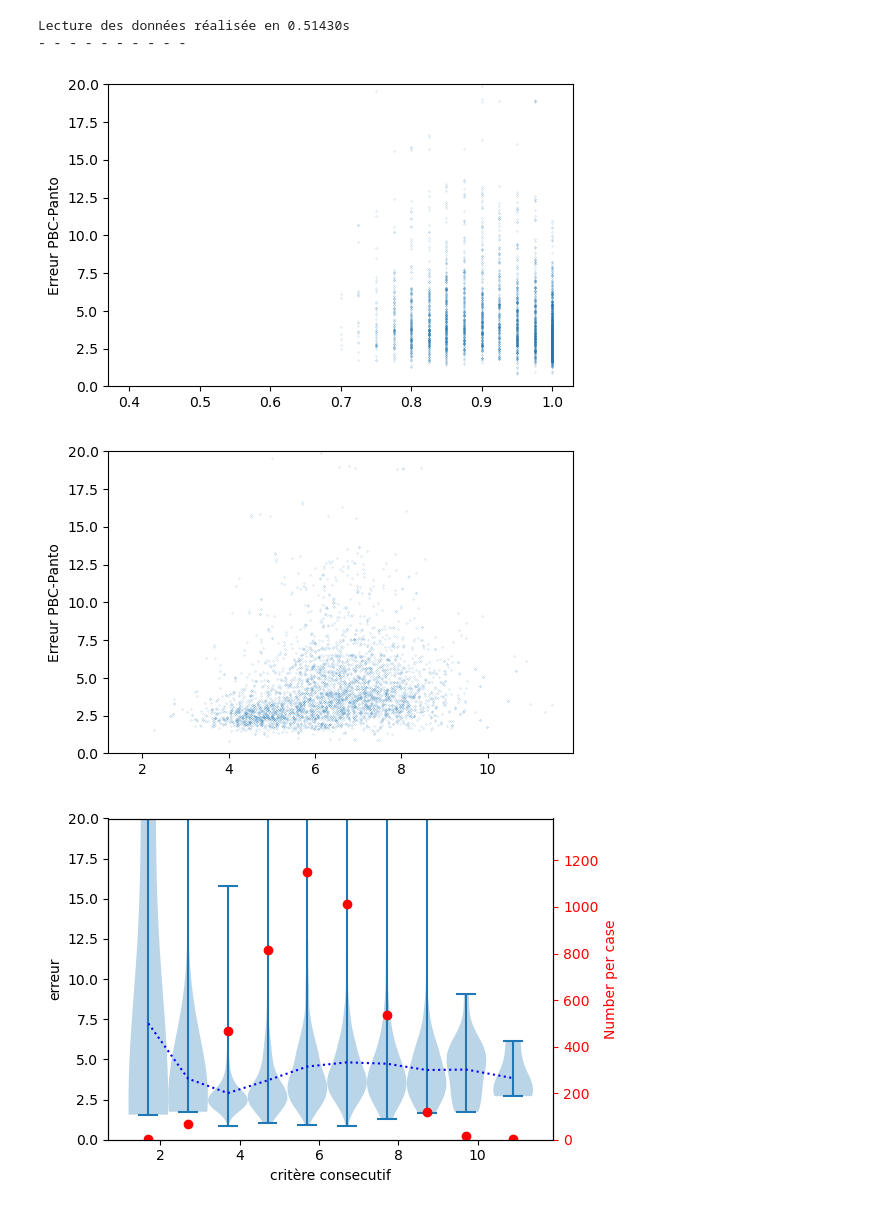
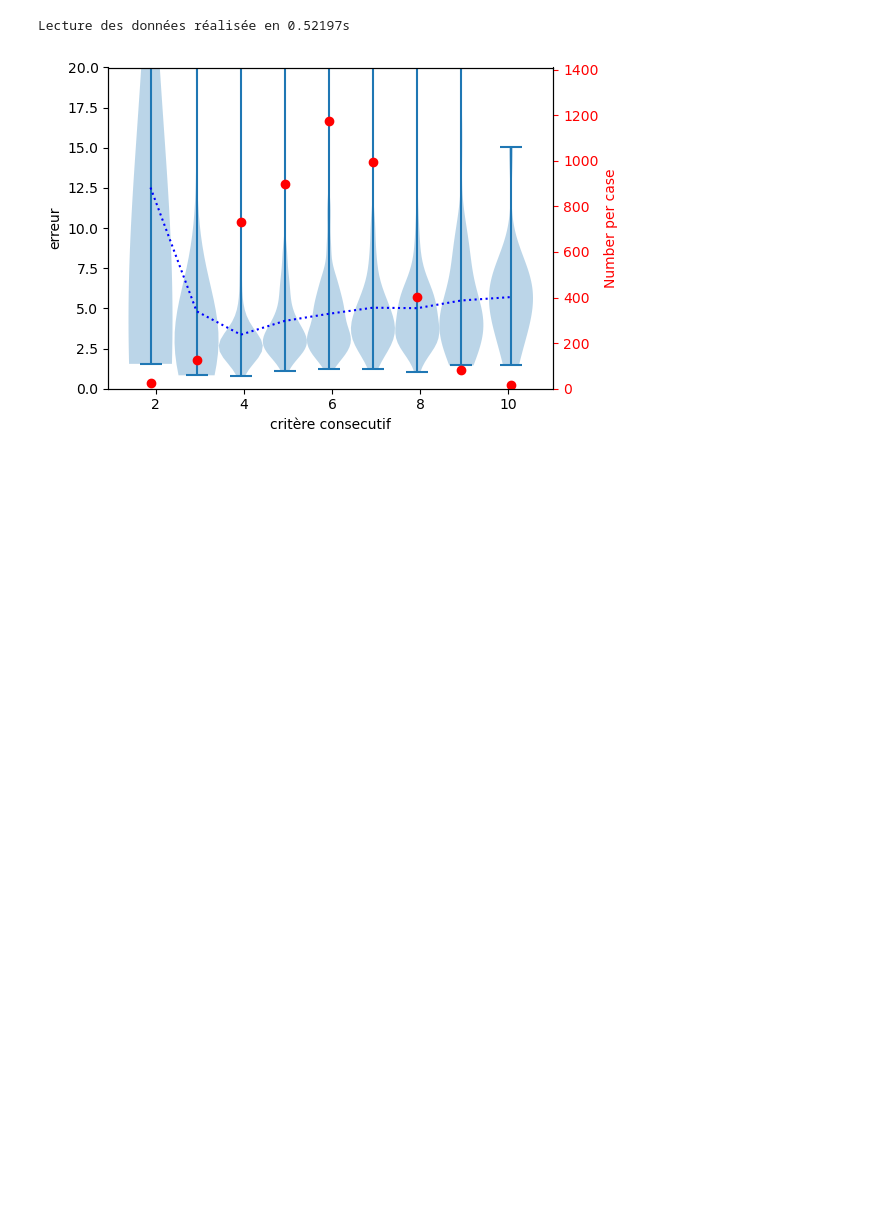
Before and after one commit to h06e/abakubc, a Jupyter notebook: utilities/nida_supports.ipynb, the cells around one changed output. Drawn from its saved outputs; the diff is of its cells as text; code cells hidden in the pictures; blank space fills up the shorter version.

```diff
--- a/utilities/nida_supports.ipynb
+++ b/utilities/nida_supports.ipynb
@@ -90,44 +90,41 @@ for test_id, test in data.items():
         for _ in range(84):
             next(f)
         supports_list = []
         for l in range(40):
             line = f.readline().split(' ')
             s=0
             l=[]
             counter_i=1
             for it in line:
                 try:
                     s+=1/max([float(it)**3,1])
                     l.append(float(it))
                     counter_i+=1
                 except:
                     pass
 
             try:
                 supports_list.append(min(l))
             except:
                 pass
     supports_data[counter, 0] = len(supports_list)/40  # Nb moyen de lien
     supports_data[counter, 1] = sum(supports_list)/(40) #incidence moyenne
     supports_data[counter, 2] = test.get_error((0,3))
     counter += 1
 
-print('- '*10)
-plt.scatter(supports_data[:,0],supports_data[:,2],s=0.01)
-plt.ylabel('Erreur PBC-Panto')
-plt.ylim((0,20))
+# print('- '*10)
+# plt.scatter(supports_data[:,0],supports_data[:,2],s=0.01)
+# plt.ylabel('Erreur PBC-Panto')
+# plt.ylim((0,20))
 
-plt.figure()
-plt.scatter(supports_data[:,1],supports_data[:,2],s=0.01)
+# plt.figure()
+# plt.scatter(supports_data[:,1],supports_data[:,2],s=0.01)
 
-plt.ylabel('Erreur PBC-Panto')
-plt.ylim((0,20))
-# plt.xlim((0,0.1))
+# plt.ylabel('Erreur PBC-Panto')
+# plt.ylim((0,20))
+# # plt.xlim((0,0.1))
 
 plot_box2(supports_data[:,1],supports_data[:,2], step=1.0, ylabel=f'critère consecutif', width=1.0,ylim=(0.0,20))
 # %% [output]
-Lecture des données réalisée en 0.51430s
-- - - - - - - - - -
+Lecture des données réalisée en 0.52197s
-[figure, old version]
+[figure, new version]
-[figure, removed]
-[figure, removed]
```
Also changed, not shown: parts of 2 cells of this notebook, 48 other files.
